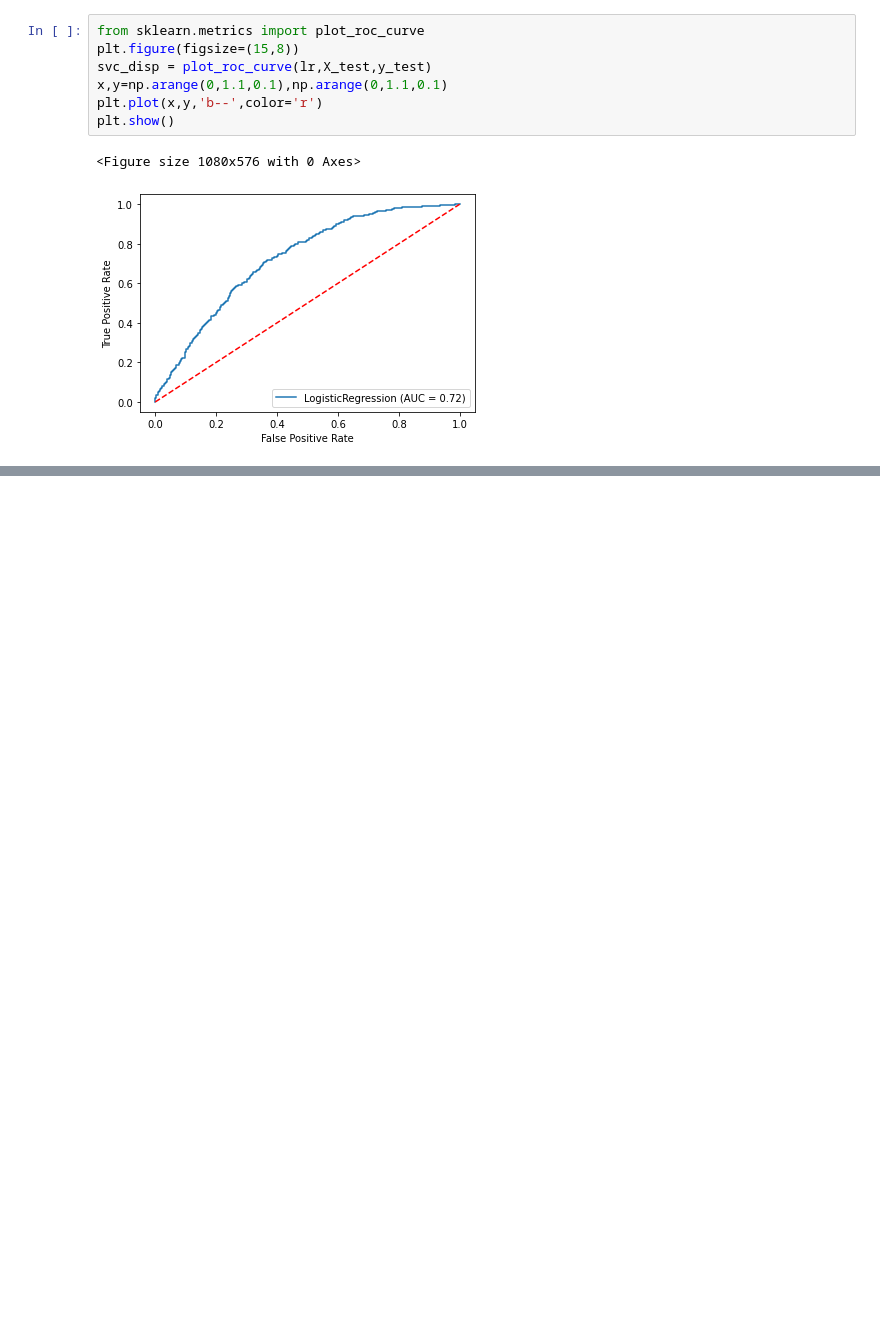
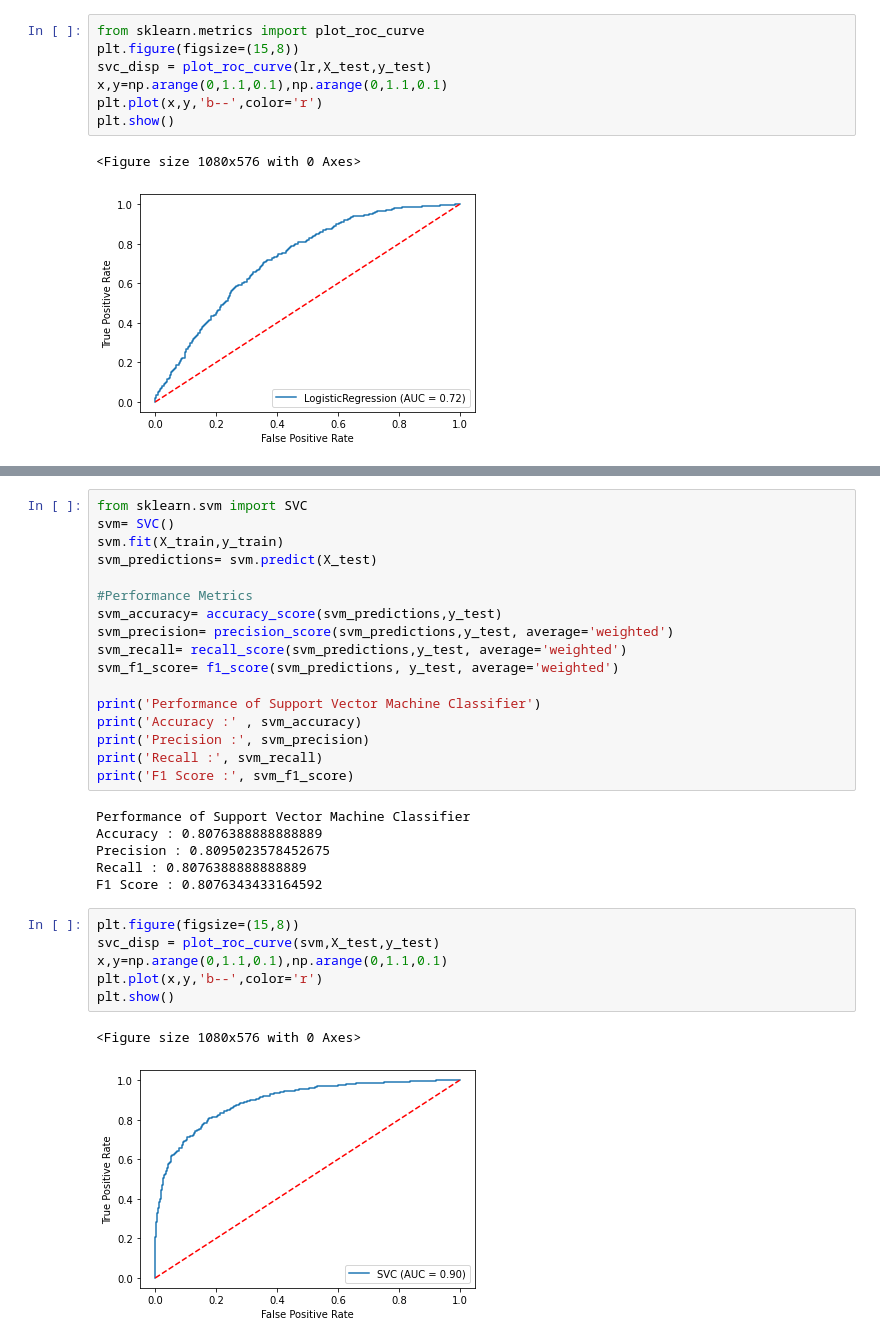
Before and after one commit to shetehm/Cardiovascular-Risk-Prediction, a Jupyter notebook: Individual_Colab_Cardiovascular_Risk_Prediction.ipynb, the cells around one changed output, grey strips where cells are left out. Saved outputs shown, nothing was run; the diff lists cells and outputs as text; blank space fills up the shorter version.

```diff
--- a/Individual_Colab_Cardiovascular_Risk_Prediction.ipynb
+++ b/Individual_Colab_Cardiovascular_Risk_Prediction.ipynb
@@ -1161,0 +1193,32 @@ Best: 0.671128 using {'C': 0.1, 'penalty': 'l2', 'solver': 'newton-cg'}
+# %%
+from sklearn.svm import SVC
+svm= SVC()
+svm.fit(X_train,y_train)
+svm_predictions= svm.predict(X_test)
+
+#Performance Metrics
+svm_accuracy= accuracy_score(svm_predictions,y_test)
+svm_precision= precision_score(svm_predictions,y_test, average='weighted')
+svm_recall= recall_score(svm_predictions,y_test, average='weighted')
+svm_f1_score= f1_score(svm_predictions, y_test, average='weighted')
+
+print('Performance of Support Vector Machine Classifier')
+print('Accuracy :' , svm_accuracy)
+print('Precision :', svm_precision)
+print('Recall :', svm_recall)
+print('F1 Score :', svm_f1_score)
+# %% [output]
+Performance of Support Vector Machine Classifier
+Accuracy : 0.8076388888888889
+Precision : 0.8095023578452675
+Recall : 0.8076388888888889
+F1 Score : 0.8076343433164592
+# %%
+plt.figure(figsize=(15,8))
+svc_disp = plot_roc_curve(svm,X_test,y_test)
+x,y=np.arange(0,1.1,0.1),np.arange(0,1.1,0.1)
+plt.plot(x,y,'b--',color='r')
+plt.show()
+# %% [output]
+<Figure size 1080x576 with 0 Axes>
+[figure, added]
```
Also changed, not shown: parts of 13 cells of this notebook.
